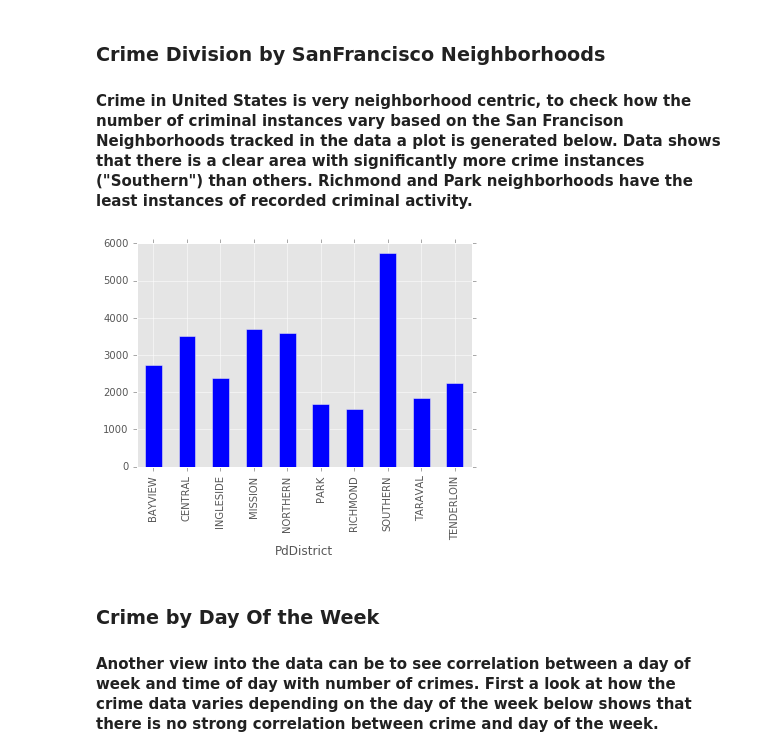
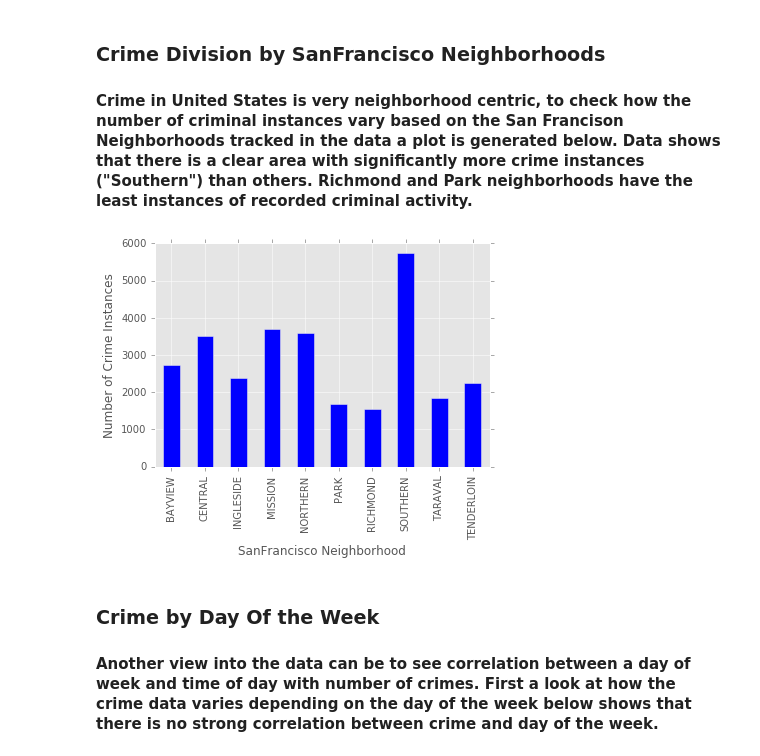
Before and after one commit to a-d-i/dssfodata, a Jupyter notebook: sfocrimeanalysis.ipynb, the cells around one changed output. Cells and saved outputs as stored; diff of their text form; code cells hidden in the pictures.

```diff
--- a/sfocrimeanalysis.ipynb
+++ b/sfocrimeanalysis.ipynb
@@ -24,9 +26,11 @@ df.groupby('Category').size().plot(kind='bar');
 ### Crime Division by SanFrancisco Neighborhoods
 #### Crime in United States is very neighborhood centric, to check how the number of criminal instances vary based on the San Francison Neighborhoods tracked in the data a plot is generated below. Data shows that there is a clear area with significantly more crime instances ("Southern") than others. Richmond and Park neighborhoods have the least instances of recorded criminal activity.
 # %%
-df.groupby('PdDistrict').size().plot(kind='bar');
+fig = df.groupby('PdDistrict').size().plot(kind='bar');
+fig.set_ylabel("Number of Crime Instances");
+fig.set_xlabel("SanFrancisco Neighborhood");
 # %% [output]
-[figure, old version]
+[figure, new version]
 # %% [markdown]
 ### Crime by Day Of the Week
 #### Another view into the data can be to see correlation between a day of week and time of day with number of crimes. First a look at how the crime data varies depending on the day of the week below shows that there is no strong correlation between crime and day of the week.
```
Also changed, not shown: parts of 3 cells of this notebook.
